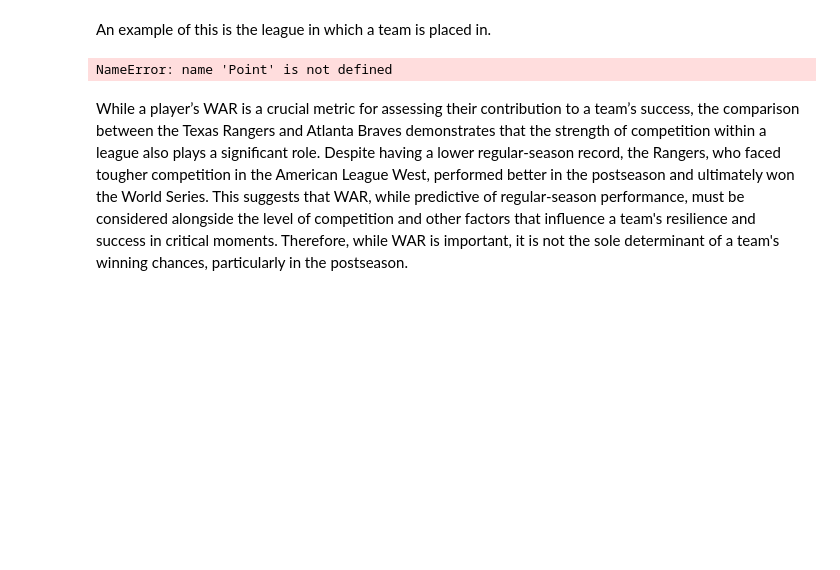
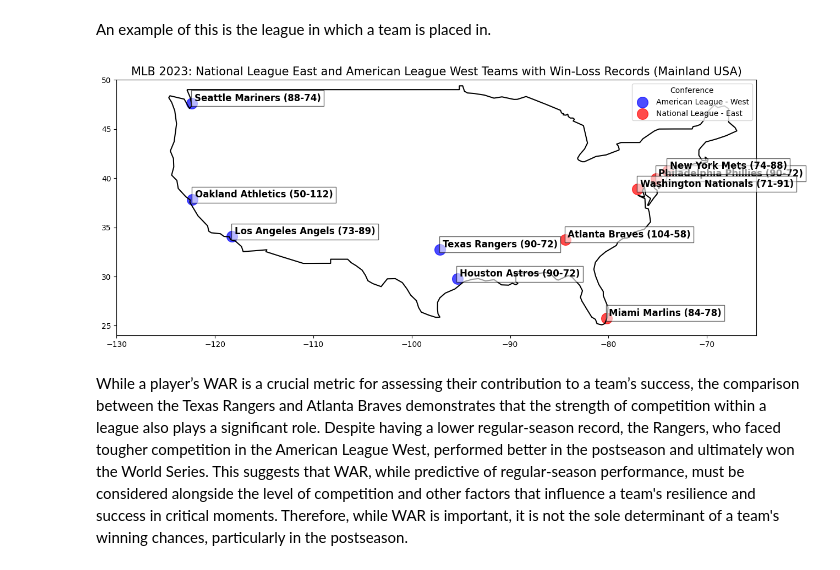
Before and after one commit to Ethanp333/baseball_data, a Jupyter notebook: Baseball_Dataset_Analysis.ipynb, the cells around one changed output. Cells and saved outputs as stored; diff of their text form; code cells hidden in the pictures; blank space fills up the shorter version.

```diff
--- a/Baseball_Dataset_Analysis.ipynb
+++ b/Baseball_Dataset_Analysis.ipynb
@@ -723,6 +723,7 @@ The graph shows that both the top 50 and bottom 50 WAR players are associated wi
 # %% [markdown]
 An example of this is the league in which a team is placed in.
 # %%
+# Import necessary libraries
 
 # Step 1: Create a DataFrame for the relevant MLB teams with win-loss records
 data = {
@@ -759,38 +760,35 @@ world = gpd.read_file(gpd.datasets.get_path('naturalearth_lowres'))
 usa = world[(world.name == "United States of America") & (world.continent == "North America")]
 
 # Step 4: Plot the map with the teams
 fig, ax = plt.subplots(1, 1, figsize=(15, 10))
 # Restrict the plot to mainland USA only
 usa.boundary.plot(ax=ax, color='black')
 ax.set_xlim(-130, -65)  # Adjusted longitude limits for continental USA
 ax.set_ylim(24, 50)     # Adjusted latitude limits for continental USA
 
 # Color by conference
 colors = {
     'National League - East': 'red',
     'American League - West': 'blue'
 }
 
-# Size all markers equally
-sizes = [200] * len(df)
-
 # Plot the teams
 for conference, group in gdf.groupby('Conference'):
-    group.plot(ax=ax, color=colors[conference], markersize=sizes, label=conference, alpha=0.7)
+    group.plot(ax=ax, color=colors[conference], markersize=200, label=conference, alpha=0.7)
 
 # Annotate teams with their win-loss records
 for idx, row in gdf.iterrows():
     ax.annotate(f"{row['Team']} ({row['Win_Loss_Record_2023']})",
                 xy=(row['Longitude'], row['Latitude']),
                 xytext=(3, 3), textcoords='offset points', fontsize=12, fontweight='bold',
                 bbox=dict(facecolor='white', alpha=0.6))
 
 # Step 5: Final touches
 plt.title('MLB 2023: National League East and American League West Teams with Win-Loss Records (Mainland USA)', fontsize=15)
 plt.legend(title='Conference')
 plt.show()
 # %% [output]
-NameError: name 'Point' is not defined
+[figure, added]
 # %% [markdown]
 While a player’s WAR is a crucial metric for assessing their contribution to a team’s success, the comparison between the Texas Rangers and Atlanta Braves demonstrates that the strength of competition within a league also plays a significant role. Despite having a lower regular-season record, the Rangers, who faced tougher competition in the American League West, performed better in the postseason and ultimately won the World Series. This suggests that WAR, while predictive of regular-season performance, must be considered alongside the level of competition and other factors that influence a team's resilience and success in critical moments. Therefore, while WAR is important, it is not the sole determinant of a team's winning chances, particularly in the postseason.
 # %% [markdown]
```
Also changed, not shown: parts of 1 cell of this notebook.
